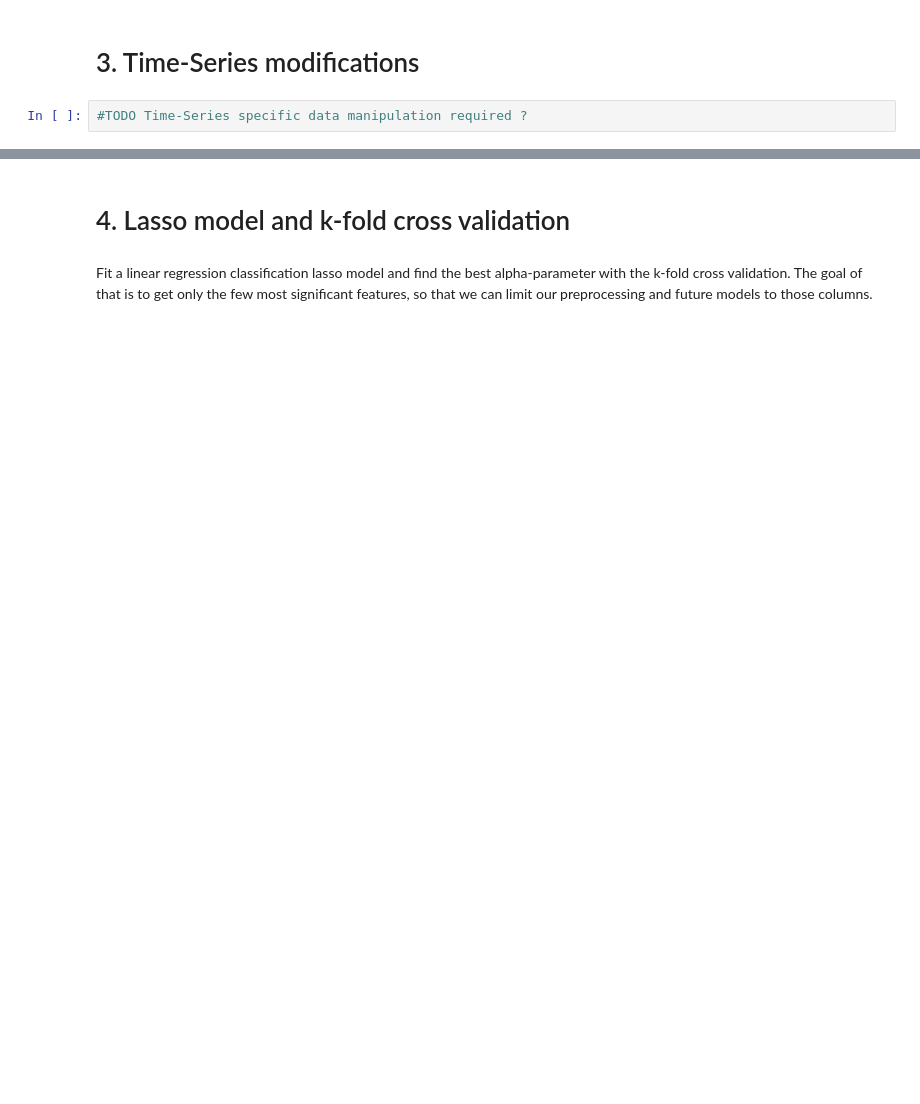
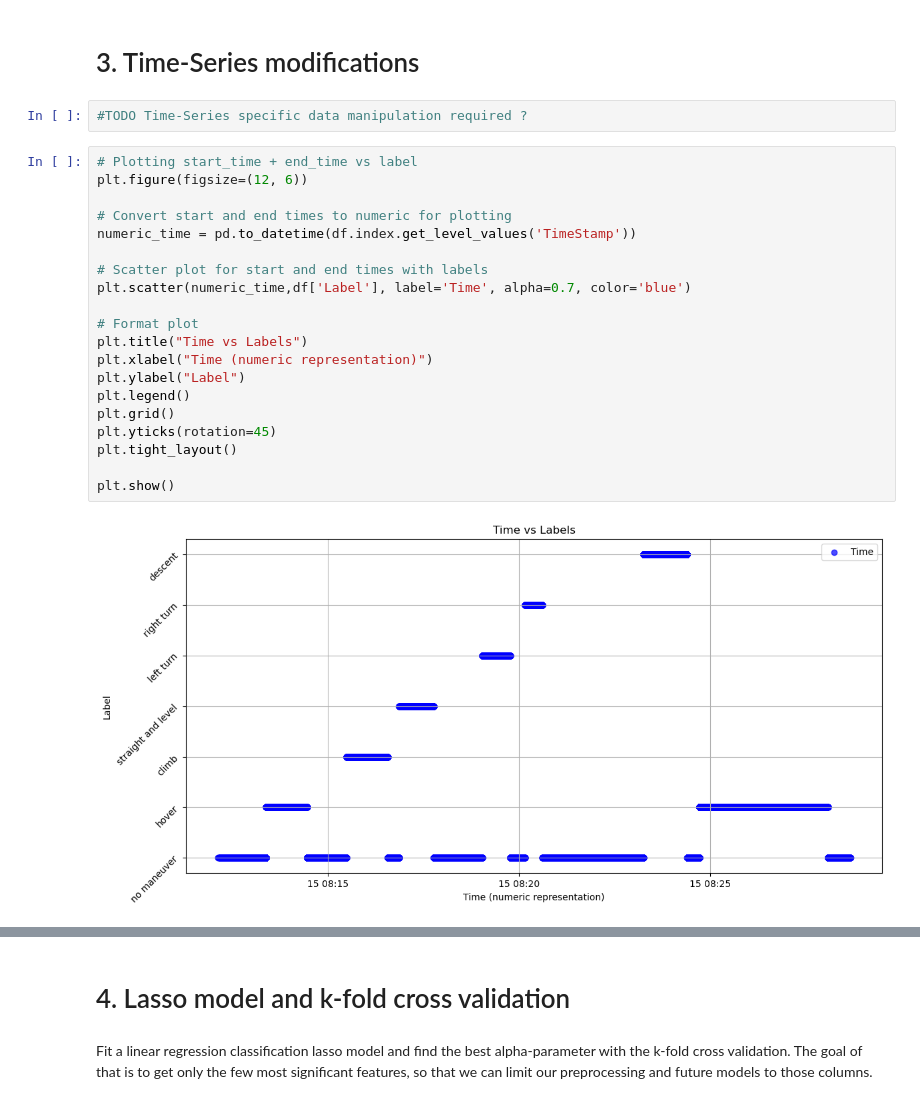
Before and after one commit to EtienneKaiser/loftdynamics, a Jupyter notebook: fit_model/fit_model.ipynb, the cells around one changed output, grey strips where cells are left out. Saved outputs shown, nothing was run; the diff lists cells and outputs as text; blank space fills up the shorter version.

```diff
--- a/fit_model/fit_model.ipynb
+++ b/fit_model/fit_model.ipynb
@@ -102,3 +125,25 @@ Name: Label, Length: 189764, dtype: object
 # 3. Time-Series modifications
 # %%
 #TODO Time-Series specific data manipulation required ?
+# %%
+# Plotting start_time + end_time vs label
+plt.figure(figsize=(12, 6))
+
+# Convert start and end times to numeric for plotting
+numeric_time = pd.to_datetime(df.index.get_level_values('TimeStamp'))
+
+# Scatter plot for start and end times with labels
+plt.scatter(numeric_time,df['Label'], label='Time', alpha=0.7, color='blue')
+
+# Format plot
+plt.title("Time vs Labels")
+plt.xlabel("Time (numeric representation)")
+plt.ylabel("Label")
+plt.legend()
+plt.grid()
+plt.yticks(rotation=45)
+plt.tight_layout()
+
+plt.show()
+# %% [output]
+[figure, added]
```
Also changed, not shown: parts of 29 cells of this notebook, 25 other files.
